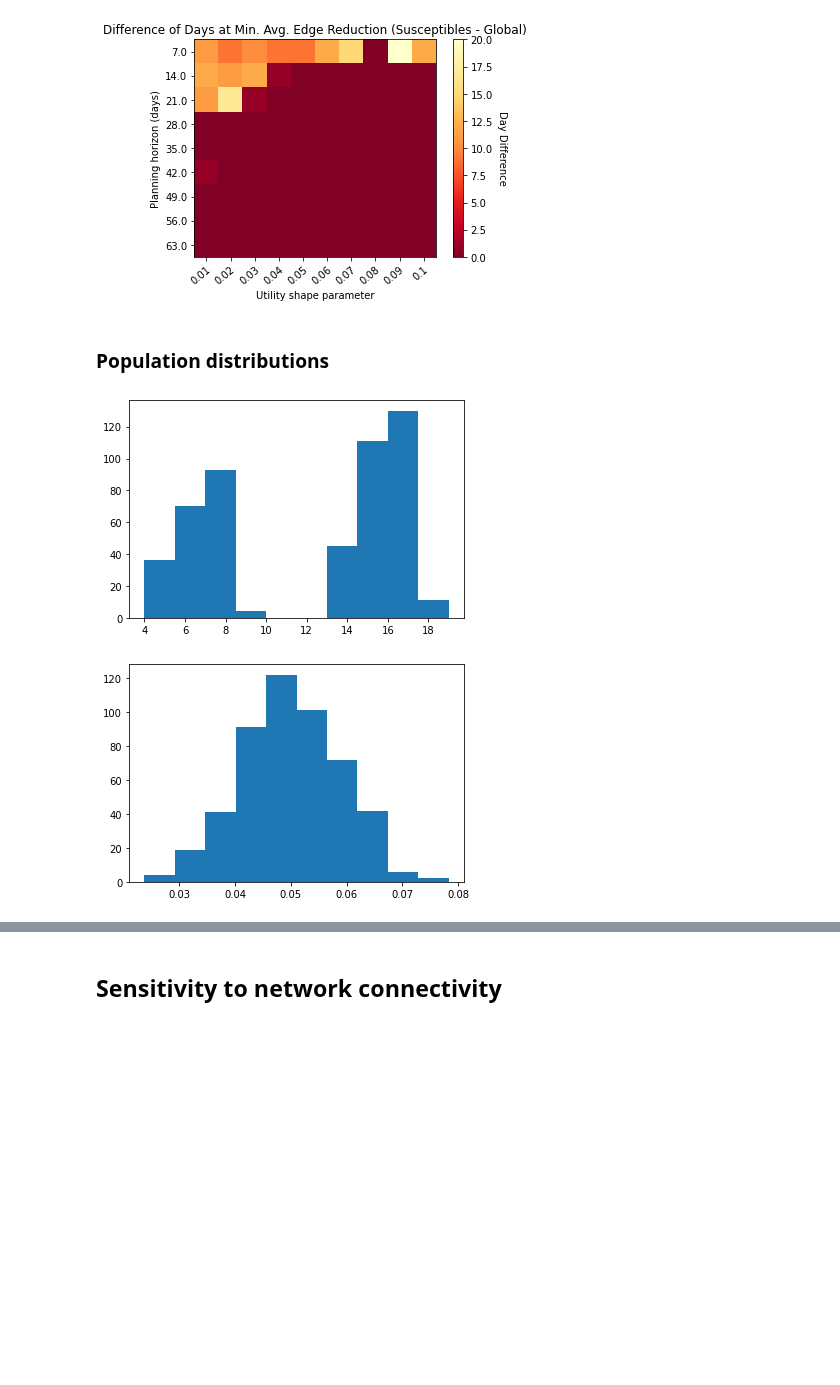
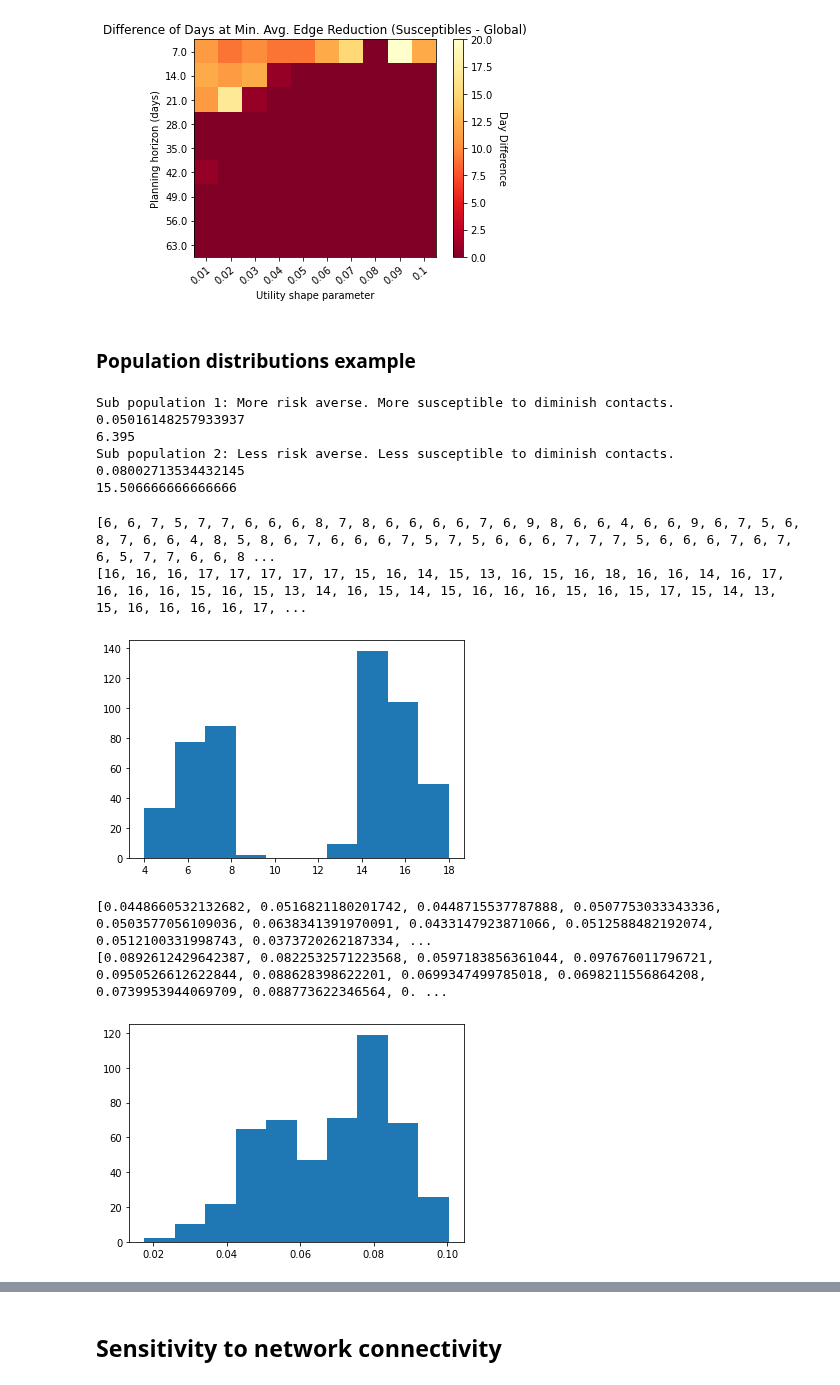
Before and after one commit to JimmyCalvoMonge/AdaptiveNetworks, a Jupyter notebook: network_experiments.ipynb, the cells around one changed output, grey strips where cells are left out. Drawn from its saved outputs; the diff is of its cells as text; code cells hidden in the pictures; blank space fills up the shorter version.

Commit message:
Sub populations example

```diff
--- a/network_experiments.ipynb
+++ b/network_experiments.ipynb
@@ -385,24 +386,43 @@ plt.show()
 {0,0,0,0,0,0,0,0,0,0},
 [figure]
 # %% [markdown]
-### Population distributions
+### Population distributions example
+# %%
+dist_example = pd.read_csv('./distribution_example.csv')
+
+print('Sub population 1: More risk averse. More susceptible to diminish contacts.')
+print(dist_example.head(200)['v'].mean())
+print(dist_example.head(200)['T'].mean())
+
+print('Sub population 2: Less risk averse. Less susceptible to diminish contacts.')
+print(dist_example.tail(300)['v'].mean())
+print(dist_example.tail(300)['T'].mean())
+# %% [output]
+Sub population 1: More risk averse. More susceptible to diminish contacts.
+0.05016148257933937
+6.395
+Sub population 2: Less risk averse. Less susceptible to diminish contacts.
+0.08002713534432145
+15.506666666666666
 # %%
-from scipy.stats import norm
-n = 500
-x = [norm(7, 1), norm(16, 1)]
-draw = np.random.choice([0, 1], n, p=[0.4, 0.6])
-y = [x[i].rvs() for i in draw]
-y = [int(yy) for yy in y]
+y = dist_example['T']
+print(list(y[0:200]))
+print(list(y[200:]))
 plt.hist(y)
 plt.show()
 # %% [output]
+[6, 6, 7, 5, 7, 7, 6, 6, 6, 8, 7, 8, 6, 6, 6, 6, 7, 6, 9, 8, 6, 6, 4, 6, 6, 9, 6, 7, 5, 6, 8, 7, 6, 6, 4, 8, 5, 8, 6, 7, 6, 6, 6, 7, 5, 7, 5, 6, 6, 6, 7, 7, 7, 5, 6, 6, 6, 7, 6, 7, 6, 5, 7, 7, 6, 6, 8 ...
+[16, 16, 16, 17, 17, 17, 17, 17, 15, 16, 14, 15, 13, 16, 15, 16, 18, 16, 16, 14, 16, 17, 16, 16, 16, 15, 16, 15, 13, 14, 16, 15, 14, 15, 16, 16, 16, 15, 16, 15, 17, 15, 14, 13, 15, 16, 16, 16, 16, 17, ...
-[figure, old version]
+[figure, new version]
 # %%
-v_dist = norm(0.05, 0.009)
-v_vals = [v_dist.rvs() for _ in range(n)]
-plt.hist(v_vals)
+z = dist_example['v']
+print(list(z[0:200]))
+print(list(z[200:]))
+plt.hist(z)
 plt.show()
 # %% [output]
+[0.0448660532132682, 0.0516821180201742, 0.0448715537787888, 0.0507753033343336, 0.0503577056109036, 0.0638341391970091, 0.0433147923871066, 0.0512588482192074, 0.0512100331998743, 0.0373720262187334, ...
+[0.0892612429642387, 0.0822532571223568, 0.0597183856361044, 0.097676011796721, 0.0950526612622844, 0.088628398622201, 0.0699347499785018, 0.0698211556864208, 0.0739953944069709, 0.088773622346564, 0. ...
-[figure, old version]
+[figure, new version]
 # %%
 bepidist_data = pd.read_csv('./Data/Distribution_bepidist.csv')
```
Also changed, not shown: parts of 24 cells of this notebook, 2 other files.
